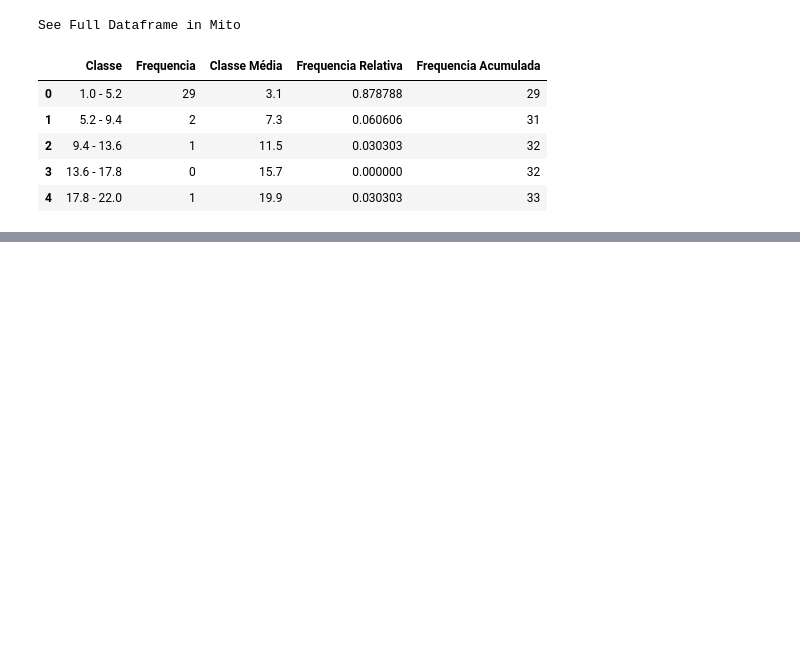
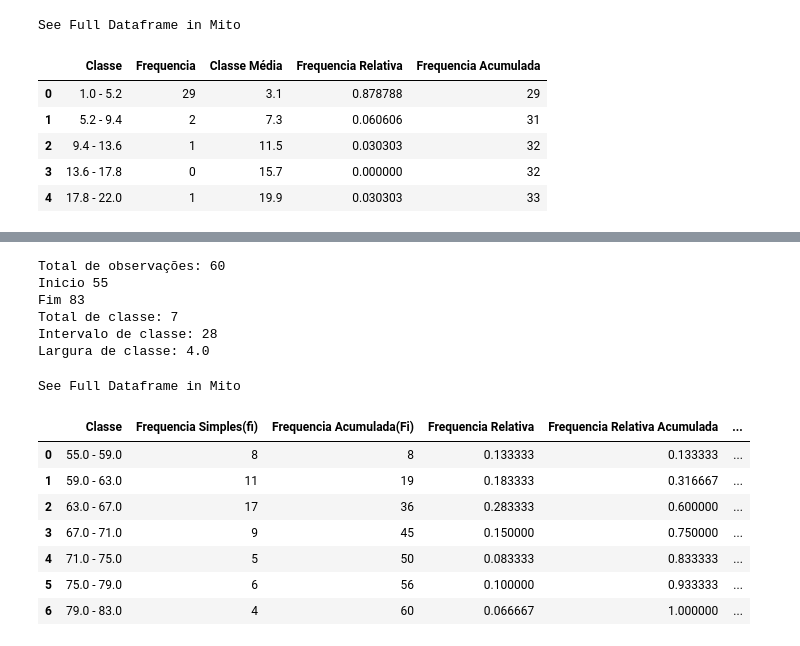
Before and after one commit to EloneSampaio/DataScience, a Jupyter notebook: CursoDeEstatisticaPython/medidasDePosicao.ipynb, the cells around one changed output, grey strips where cells are left out. Drawn from its saved outputs; the diff is of its cells as text; code cells hidden in the pictures; blank space fills up the shorter version.

```diff
--- a/CursoDeEstatisticaPython/medidasDePosicao.ipynb
+++ b/CursoDeEstatisticaPython/medidasDePosicao.ipynb
@@ -950,0 +985,31 @@ See Full Dataframe in Mito
+# %%
+dados = np.array([56,	61,	57,	77,	62,	75,	63,	55,	64,	60,
+	60,	57,	61,	57,	67,	62,	69,	67,	68,	59,
+65,72,	65,	61,	68,	73,	65,	62,	75,	80,
+66,61,	69,	76,	72,	57,	75,	68,	83,	64,
+	69,	64,	66,	74,	65,	76,	65,	58,	65,	64,
+	65,	60,	65,	80,	66,	80,	68,	55,	66,	71])
+
+
+minimo = 30
+maximo = 100
+total_classe = 7
+
+entrada_usuario = (minimo,maximo,total_classe)
+fazer_distribuicao_frequencia(dados)
+# %% [output]
+Total de observações: 60
+Inicio 55
+Fim 83
+Total de classe: 7
+Intervalo de classe: 28
+Largura de classe: 4.0
+See Full Dataframe in Mito
+|  | Classe | Frequencia Simples(fi) | Frequencia Acumulada(Fi) | Frequencia Relativa | Frequencia Relativa Acumulada | ... |
+| 0 | 55.0 - 59.0 | 8 | 8 | 0.133333 | 0.133333 | ... |
+| 1 | 59.0 - 63.0 | 11 | 19 | 0.183333 | 0.316667 | ... |
+| 2 | 63.0 - 67.0 | 17 | 36 | 0.283333 | 0.600000 | ... |
+| 3 | 67.0 - 71.0 | 9 | 45 | 0.150000 | 0.750000 | ... |
+| 4 | 71.0 - 75.0 | 5 | 50 | 0.083333 | 0.833333 | ... |
+| 5 | 75.0 - 79.0 | 6 | 56 | 0.100000 | 0.933333 | ... |
+| 6 | 79.0 - 83.0 | 4 | 60 | 0.066667 | 1.000000 | ... |
```
Also changed, not shown: parts of 13 cells of this notebook, 5 other files.
